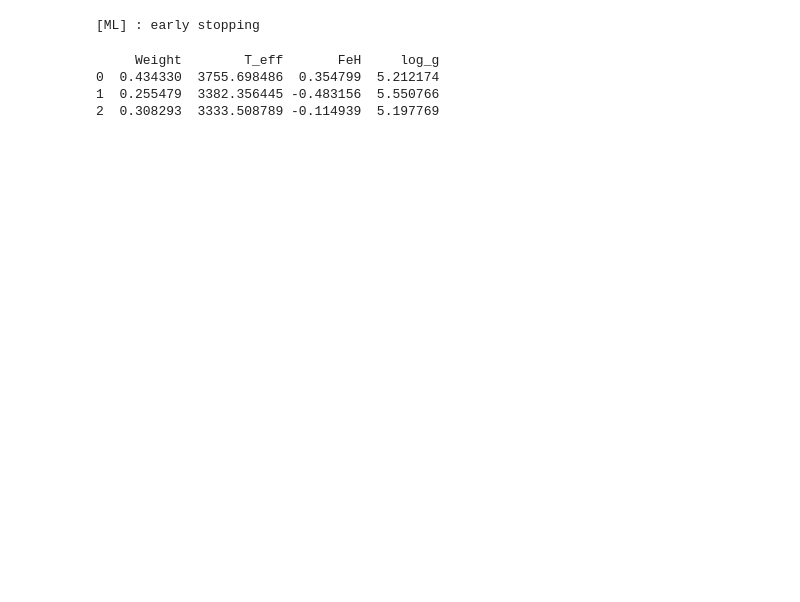
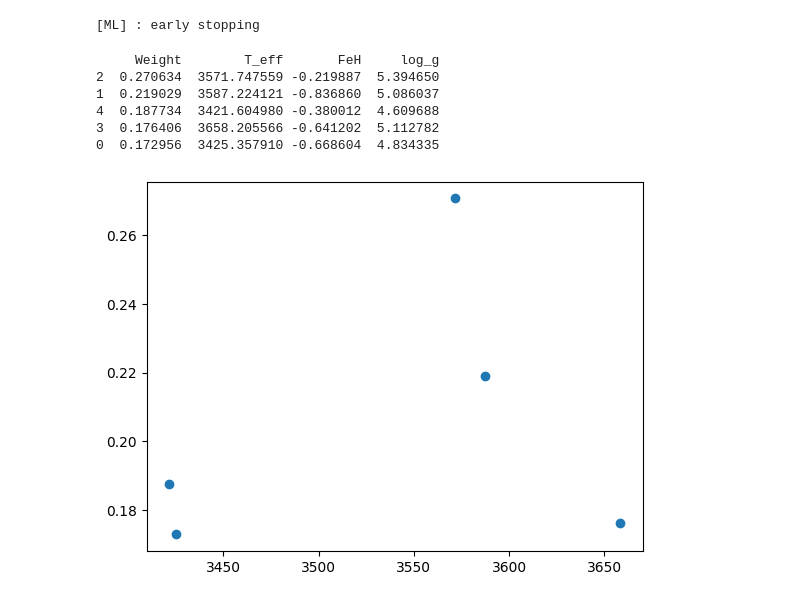
Before and after one commit to Part-III-Project-48/stellar-heterogeneity-modelling, a Jupyter notebook: spots_and_faculae_model/src/spectrum_component_analyser/ML.ipynb, the cells around one changed output. Drawn from its saved outputs; the diff is of its cells as text; code cells hidden in the pictures; blank space fills up the shorter version.

```diff
--- a/spots_and_faculae_model/src/spectrum_component_analyser/ML.ipynb
+++ b/spots_and_faculae_model/src/spectrum_component_analyser/ML.ipynb
@@ -192,7 +204,7 @@ combination_parameters = []
 
 number_of_combined_curves_to_generate : int = 5*len(y_curves)
 
-number_of_components_to_use = 3
+number_of_components_to_use = 5
 
 number_parameters : int = number_of_components_to_use * 4 # (weight, T_eff, FeH, log_g) x number_of_components_to_use, weight_a, weight_b
 
@@ -212,7 +224,7 @@ for i in tqdm(range(number_of_combined_curves_to_generate), total=number_of_comb
         parameters.extend([weight, *params[spectrum_index]])
 
     # add some noise here too
-    noise_max_amplitude = max(y_combination.value) / 1000
+    noise_max_amplitude = max(y_combination.value) / 20
     y_combination += np.random.uniform(low=-noise_max_amplitude, high=noise_max_amplitude, size=len(y_combination)) * y_combination[0].unit
 
     combination_ys.append(y_combination)
@@ -371,34 +370,41 @@ std_prediction = preds.std(dim = 0)
 # print(f"log_g = {mean_prediction[2]}")
 
 # print("Std dev (uncertainty)")
 # print(f"T_eff = {std_prediction[0]}")
 # print(f"FeH = {std_prediction[1]}")
 # print(f"log_g = {std_prediction[2]}")
 
 mean_pred_scaled = mean_prediction.detach().numpy()
 mean_pred_physical : np.array = A_scaler.inverse_transform(mean_pred_scaled.reshape(1, -1))[0]
 
 std_pred_scaled = std_prediction.detach().numpy()
 std_pred_physical = std_pred_scaled * A_scaler.scale_
 
 import pandas as pd
 
 n_variables = 4
 
 column_names = ["Weight", "T_eff", "FeH", "log_g"]
 
 # Convert list to array
 arr = np.array(mean_pred_physical)
 
 # Build dictionary dynamically using the string variables
 data = {name: arr[i::n_variables] for i, name in enumerate(column_names)}
 
 # Create DataFrame
 df = pd.DataFrame(data)
+df = df.sort_values(by=column_names[0], ascending=False)
+print(df)
 
-print(df)
+import matplotlib.pyplot as plt
+plt.scatter(x=df["T_eff"], y=df["Weight"])
+plt.show()
 # %% [output]
      Weight        T_eff       FeH     log_g
-0  0.434330  3755.698486  0.354799  5.212174
-1  0.255479  3382.356445 -0.483156  5.550766
-2  0.308293  3333.508789 -0.114939  5.197769
+2  0.270634  3571.747559 -0.219887  5.394650
+1  0.219029  3587.224121 -0.836860  5.086037
+4  0.187734  3421.604980 -0.380012  4.609688
+3  0.176406  3658.205566 -0.641202  5.112782
+0  0.172956  3425.357910 -0.668604  4.834335
+[figure, added]
```
Also changed, not shown: parts of 7 cells of this notebook.
